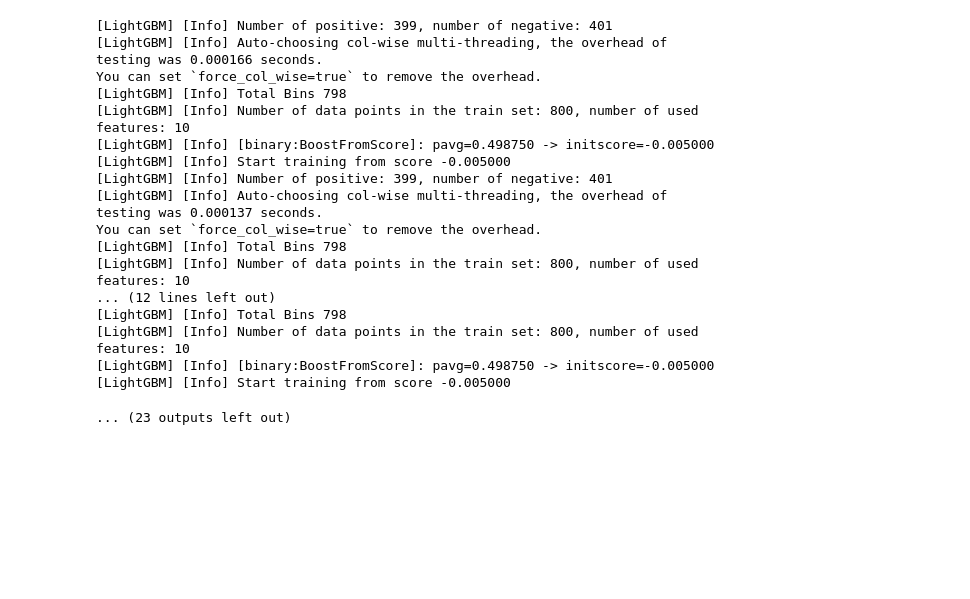
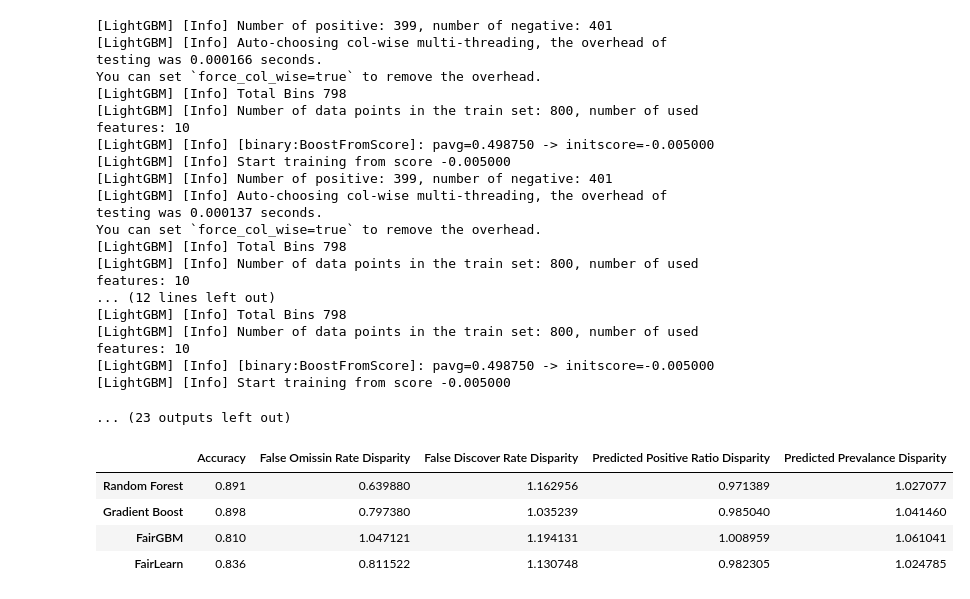
Before and after one commit to Hydracerynitis/Ethical-Framework, a Jupyter notebook: Aequitas/College_experiment.ipynb, the cells around one changed output. Cells and saved outputs as stored; diff of their text form; code cells hidden in the pictures; blank space fills up the shorter version.

```diff
--- a/Aequitas/College_experiment.ipynb
+++ b/Aequitas/College_experiment.ipynb
@@ -273,4 +275,11 @@ You can set `force_col_wise=true` to remove the overhead.
 [LightGBM] [Info] Start training from score -0.005000
 ... (23 outputs left out)
 # %%
-result.to_csv("College_result.csv")
+result=pd.read_csv("College_result.csv",index_col=0)
+result
+# %% [output]
+|  | Accuracy | False Omissin Rate Disparity | False Discover Rate Disparity | Predicted Positive Ratio Disparity | Predicted Prevalance Disparity |
+| Random Forest | 0.891 | 0.639880 | 1.162956 | 0.971389 | 1.027077 |
+| Gradient Boost | 0.898 | 0.797380 | 1.035239 | 0.985040 | 1.041460 |
+| FairGBM | 0.810 | 1.047121 | 1.194131 | 1.008959 | 1.061041 |
+| FairLearn | 0.836 | 0.811522 | 1.130748 | 0.982305 | 1.024785 |
```
Also changed, not shown: parts of 3 cells of this notebook, 5 other files.
